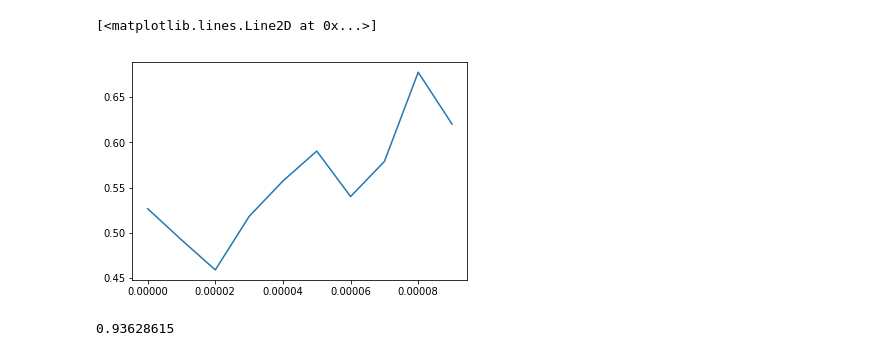
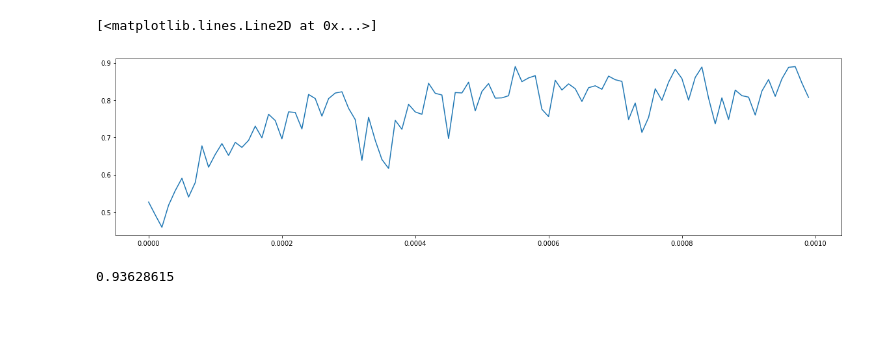
Before and after one commit to valdemarrolfsen/master-thesis-code, a Jupyter notebook: Untitled.ipynb, the cells around one changed output. Drawn from its saved outputs; the diff is of its cells as text; code cells hidden in the pictures; blank space fills up the shorter version.

```diff
--- a/Untitled.ipynb
+++ b/Untitled.ipynb
@@ -4,4 +4,6 @@
 import matplotlib
 import numpy as np
 import matplotlib.pyplot as plt
+import pylab
+plt.rcParams['figure.figsize'] = [20, 5]
 # %%
@@ -29,8 +36,8 @@ plt.plot(lr2[0:50], acc2[0:50])
 # %%
-plt.plot(lrd[0:10], accd[0:10])
+plt.plot(lrd[0:100], accd[0:100])
 # %% [output]
 [<matplotlib.lines.Line2D at 0x...>]
-[figure, old version]
+[figure, new version]
 # %%
 i = np.argmax(acc2)
 # %%
```
Also changed, not shown: parts of 3 cells of this notebook.
